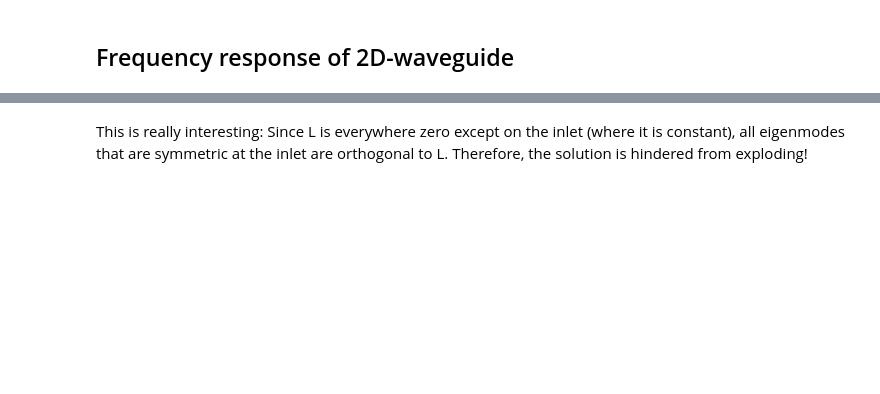
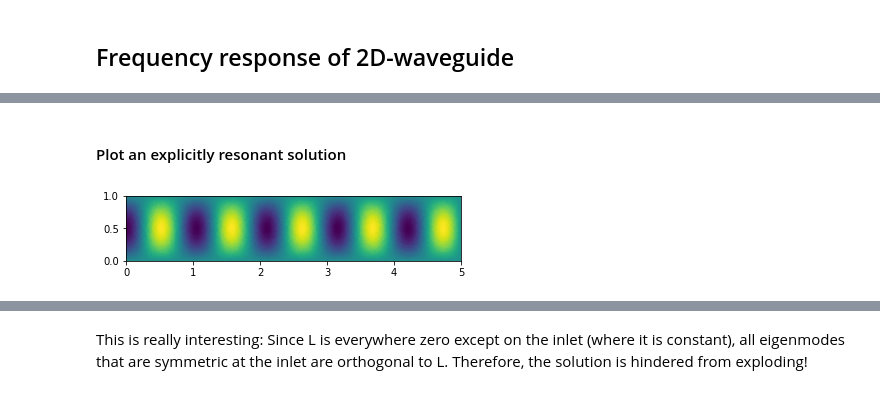
Before and after one commit to FMatti/Maxwell-MRI, a Jupyter notebook: scripts/wg2D_frequency_response.ipynb, the cells around one changed output, grey strips where cells are left out. Saved outputs shown, nothing was run; the diff lists cells and outputs as text; code cells hidden in the pictures; blank space fills up the shorter version.

```diff
--- a/scripts/wg2D_frequency_response.ipynb
+++ b/scripts/wg2D_frequency_response.ipynb
@@ -173,0 +51,6 @@ plt.savefig('L.png', dpi=300)
+# %% [markdown]
+#### Plot an explicitly resonant solution
+# %%
+helpers.plot_2d_field(eigvecs[1], V, bc, reduced=True)
+# %% [output]
+[figure, added]
```
Also changed, not shown: parts of 47 cells of this notebook, 6 other files.
